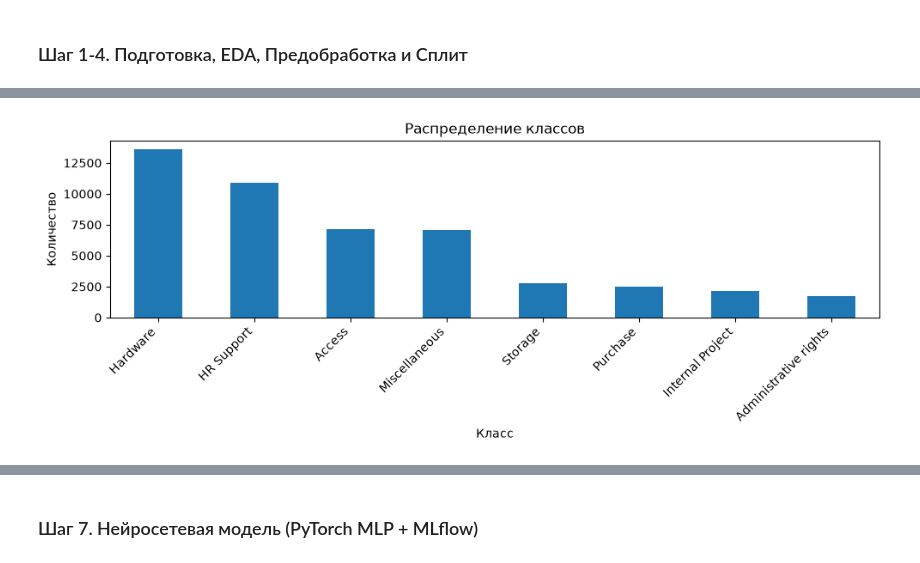
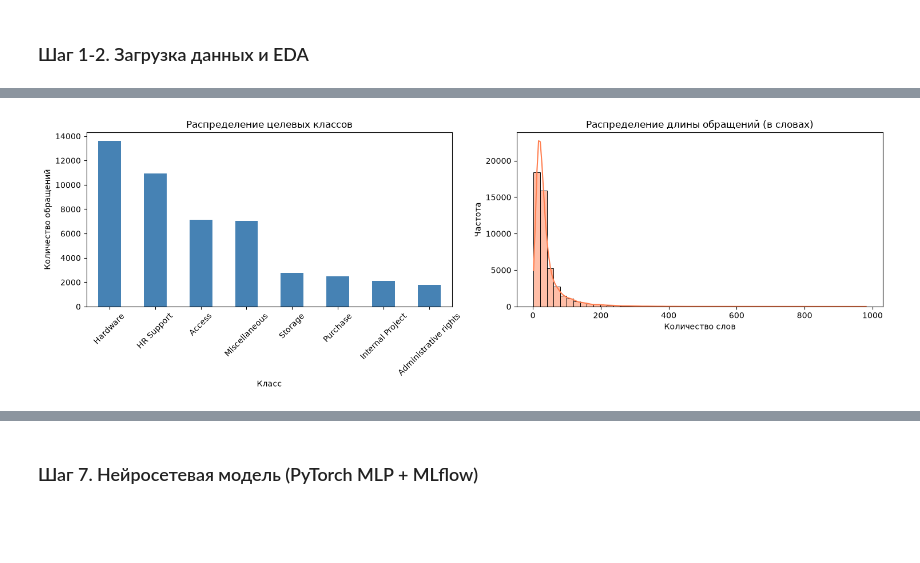
Before and after one commit to Mikhail9030/Final_Project_ML_1, a Jupyter notebook: Final_project_1.ipynb, the cells around one changed output, grey strips where cells are left out. Cells and saved outputs as stored; diff of their text form; code cells hidden in the pictures; blank space fills up the shorter version.

```diff
--- a/Final_project_1.ipynb
+++ b/Final_project_1.ipynb
@@ -1,5 +1,5 @@
 # %% [markdown]
-### Шаг 1-4. Подготовка, EDA, Предобработка и Сплит
+### Шаг 1-2. Загрузка данных и EDA
 # %%
 import os
 import re
@@ -10,13 +10,11 @@ import nltk
 from nltk.corpus import stopwords
 from sklearn.model_selection import train_test_split
 
-nltk.download('stopwords')
+nltk.download('stopwords', quiet=True)
 stop_words = set(stopwords.words('english'))
 
-# 1. Задаем относительный путь к файлу внутри папки проекта
+# 1. Загрузка датасета
 csv_path = "it-service-ticket-classification-dataset/all_tickets_processed_improved_v3.csv"
-
-# Если относительный путь вдруг не найдет файл, автоматический резервный поиск в кэше Kaggle:
 if not os.path.exists(csv_path):
     cache_path = r"C:\Users\mishg\.cache\kagglehub\datasets\adisongoh\it-service-ticket-classification-dataset\versions\1\all_tickets_processed_improved_v3.csv"
     if os.path.exists(cache_path):
@@ -24,54 +22,38 @@ if not os.path.exists(csv_path):
 
 df = pd.read_csv(csv_path)
 
-print("Загружено строк:", len(df))
-print("Колонки в датасете:", df.columns.tolist())
-
-# Определение колонок
 target_col = 'Topic_group' if 'Topic_group' in df.columns else df.columns[-1]
 text_col = 'Document' if 'Document' in df.columns else df.columns[0]
 
-# 2. EDA
-print("\n--- EDA ---")
+print(f"Загружено строк: {len(df)}")
+print("Колонки в датасете:", df.columns.tolist())
+
+# 2. EDA: первые строки, типы и пропуски
+display(df.head())
+print("\n--- Информация о датасете ---")
 print(df.info())
-print("\nПропуски:\n", df.isnull().sum())
+print("\n--- Пропуски ---")
+print(df.isnull().sum())
 
-plt.figure(figsize=(10, 4))
-df[target_col].value_counts().plot(kind='bar')
-plt.title('Распределение классов')
-plt.xlabel('Класс')
-plt.ylabel('Количество')
-plt.xticks(rotation=45, ha='right')
+# Анализ длины текстов
+df['word_len'] = df[text_col].astype(str).apply(lambda x: len(x.split()))
+print("\n--- Статистика длины текстов (в словах) ---")
+display(df['word_len'].describe())
+
+# Визуализация распределения классов и длин текстов
+fig, axes = plt.subplots(1, 2, figsize=(15, 5))
+
+df[target_col].value_counts().plot(kind='bar', ax=axes[0], color='steelblue')
+axes[0].set_title('Распределение целевых классов')
+axes[0].set_xlabel('Класс')
+axes[0].set_ylabel('Количество обращений')
+axes[0].tick_params(axis='x', rotation=45)
+
+sns.histplot(df['word_len'], bins=50, kde=True, ax=axes[1], color='coral')
+axes[1].set_title('Распределение длины обращений (в словах)')
+axes[1].set_xlabel('Количество слов')
+axes[1].set_ylabel('Частота')
+
 plt.tight_layout()
 plt.show()
-
-# 3. Предобработка текста
-def clean_text(text):
-    text = str(text).lower()
-    text = re.sub(r'[^\w\s]', ' ', text)
-    text = re.sub(r'\d+', ' ', text)
-    words = text.split()
-    words = [w for w in words if w not in stop_words]
-    return ' '.join(words)
-
-df['clean_text'] = df[text_col].apply(clean_text)
-
-# 4. Фильтрация редких классов и стратифицированное разбиение
-class_counts = df[target_col].value_counts()
-valid_classes = class_counts[class_counts >= 2].index
-df_filtered = df[df[target_col].isin(valid_classes)].copy()
-
-print(f"\nУдалено редких строк (менее 2 примеров на класс): {len(df) - len(df_filtered)}")
-
-X_train, X_test, y_train, y_test = train_test_split(
-    df_filtered['clean_text'],
-    df_filtered[target_col],
-    test_size=0.2,
-    random_state=42,
-    stratify=df_filtered[target_col]
-)
-
-print(f"\nУспешно разделено!")
-print(f"Train: {X_train.shape[0]} строк")
-print(f"Test:  {X_test.shape[0]} строк")
 # %% [output]
@@ -100 +95 @@ dtype: int64
-[figure, old version]
+[figure, new version]
```
Also changed, not shown: parts of 12 cells of this notebook, 1 other file.
